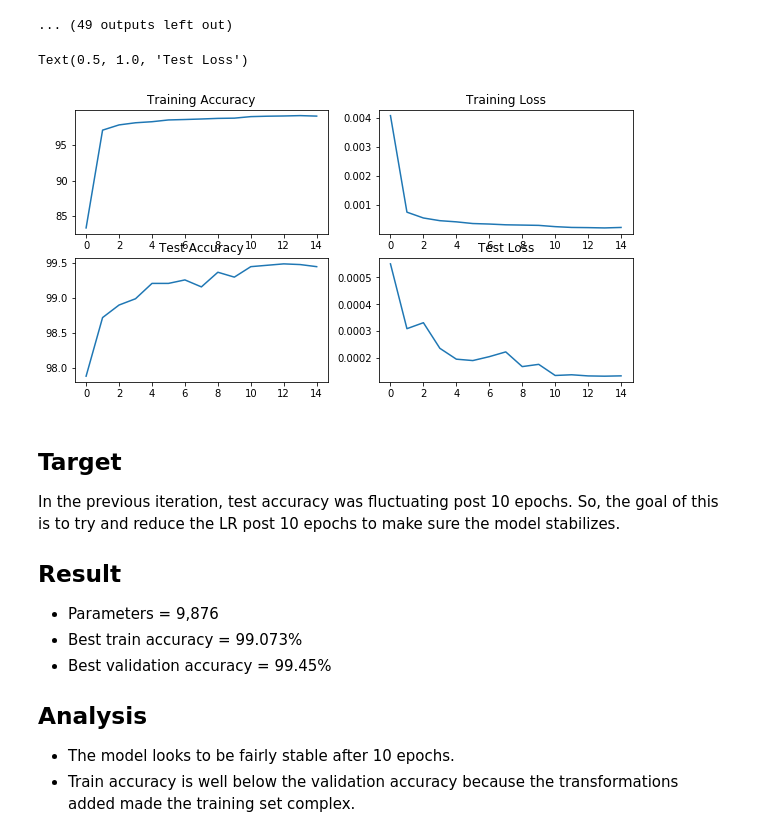
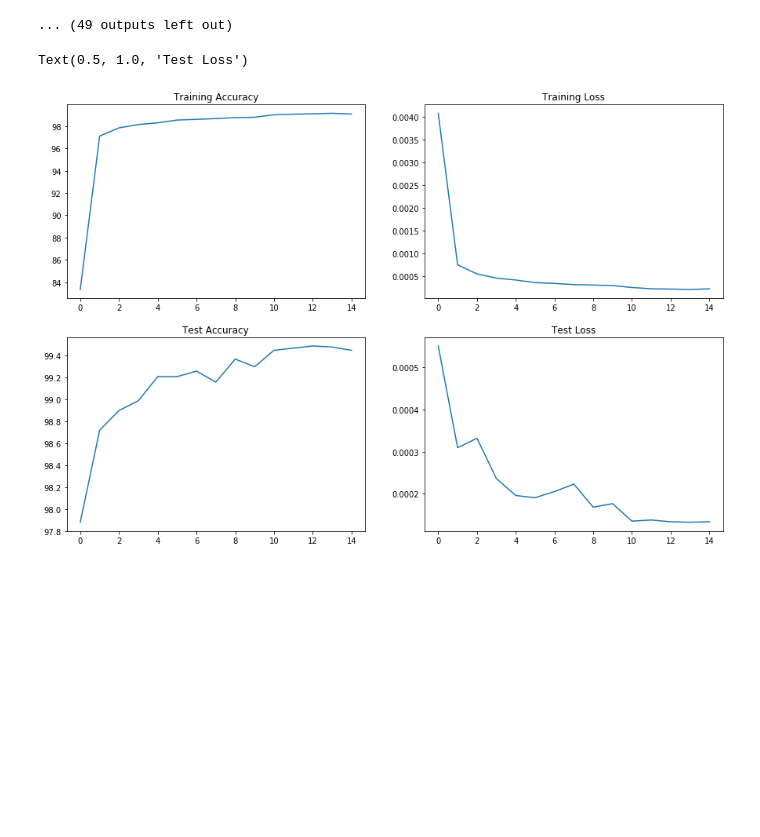
Before and after one commit to raguram/eva, a Jupyter notebook: S6/MNIST_Assignment6-without-regularization.ipynb, the cells around one changed output. Drawn from its saved outputs; the diff is of its cells as text; code cells hidden in the pictures; blank space fills up the shorter version.

Commit message:
Updated the graph

```diff
--- a/S6/MNIST_Assignment6-without-regularization.ipynb
+++ b/S6/MNIST_Assignment6-without-regularization.ipynb
@@ -295,30 +295,15 @@ Train Accuracy: 97.84%, Train Loss: 0.0005521829007193446
 HBox(children=(IntProgress(value=0, layout=Layout(flex='2'), max=79), HTML(value='')), layout=Layout(display='…
 ... (49 outputs left out)
 # %%
-fig, axs = plt.subplots(2,2,figsize=(10, 5))
+fig, axs = plt.subplots(2,2,figsize=(15, 10))
 axs[0, 0].plot(train_accs)
 axs[0, 0].set_title("Training Accuracy")
 axs[0, 1].plot(train_losses)
 axs[0, 1].set_title("Training Loss")
 axs[1, 0].plot(test_accs)
 axs[1, 0].set_title("Test Accuracy")
 axs[1, 1].plot(test_losses)
 axs[1, 1].set_title("Test Loss")
 # %% [output]
 Text(0.5, 1.0, 'Test Loss')
-[figure, old version]
+[figure, new version]
-# %% [markdown]
-## Target
-
-In the previous iteration, test accuracy was fluctuating post 10 epochs. So, the goal of this is to try and reduce the LR post 10 epochs to make sure the model stabilizes.
-
-## Result
-
-* Parameters = 9,876
-* Best train accuracy = 99.073%
-* Best validation accuracy = 99.45%
-
-## Analysis
-
-* The model looks to be fairly stable after 10 epochs.
-* Train accuracy is well below the validation accuracy because the transformations added made the training set complex.
```
